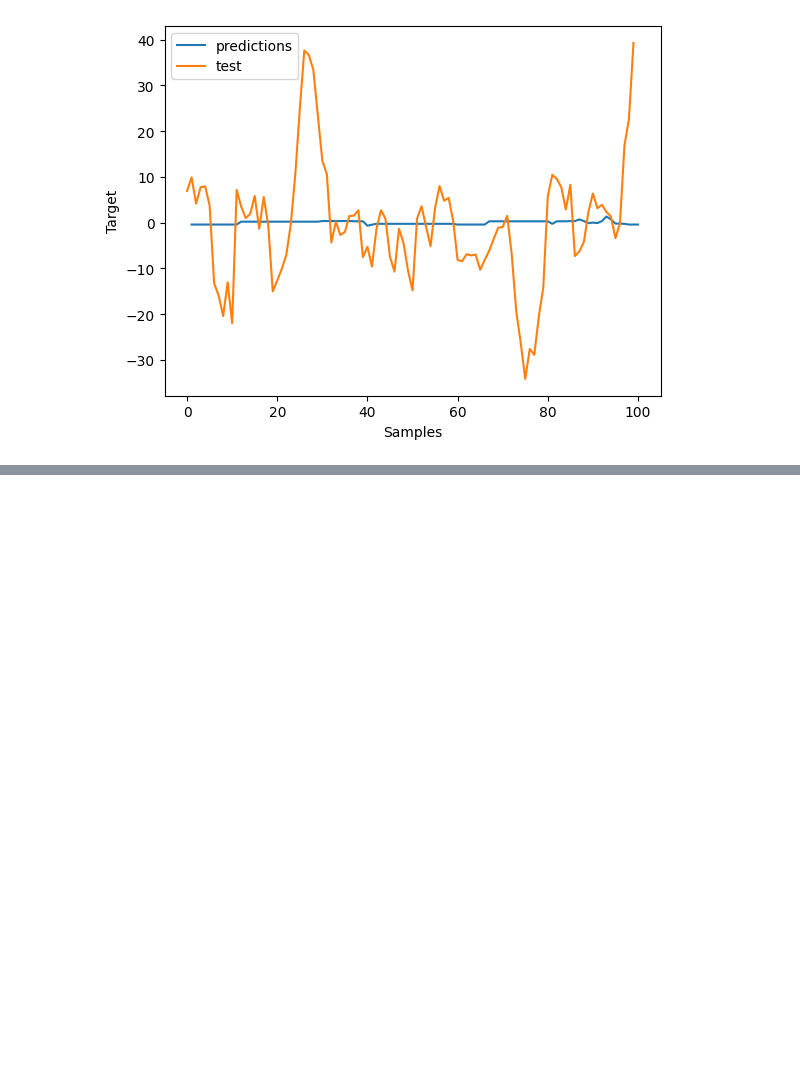
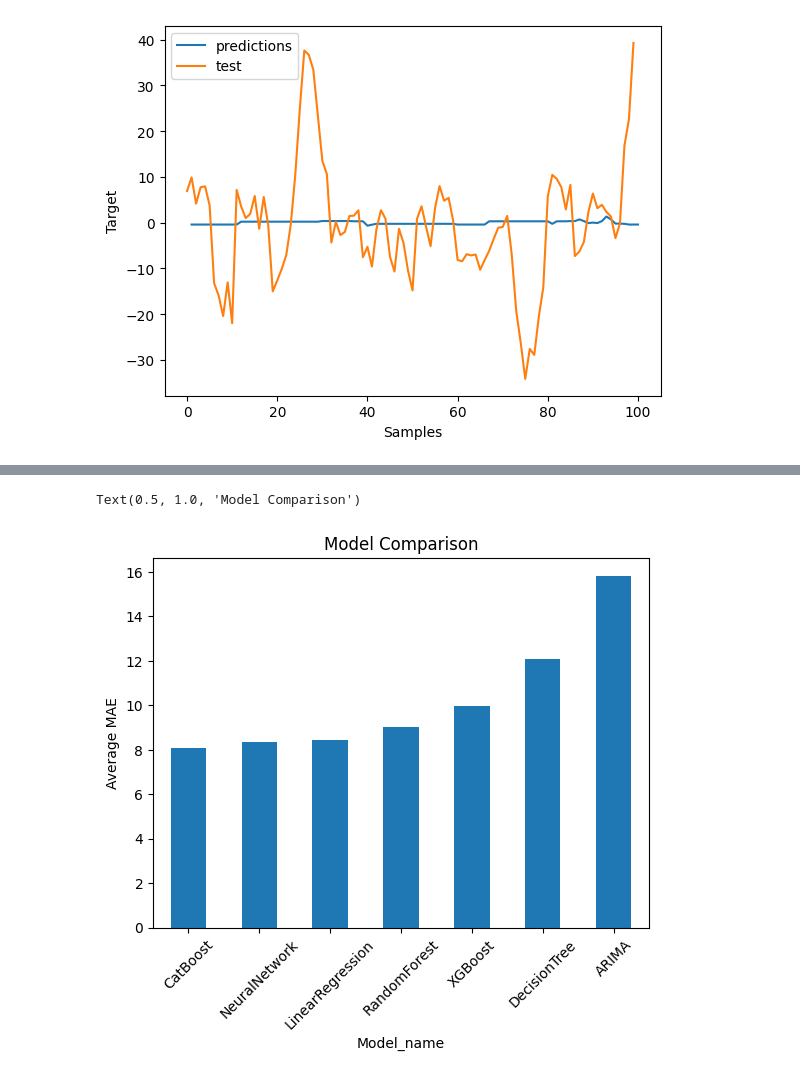
Before and after one commit to sacredvoid/ml-cs6140-project, a Jupyter notebook: Group9_Notebook.ipynb, the cells around one changed output, grey strips where cells are left out. Saved outputs shown, nothing was run; the diff lists cells and outputs as text; code cells hidden in the pictures; blank space fills up the shorter version.

```diff
--- a/Group9_Notebook.ipynb
+++ b/Group9_Notebook.ipynb
@@ -917,0 +978,10 @@ MLP MAE 8.320367
+# %%
+res = pd.read_csv('./model_final_results.csv', index_col='Model_name')
+# %%
+res['Average MAE'].sort_values().plot.bar()
+plt.xticks(rotation=45)
+plt.ylabel('Average MAE')
+plt.title('Model Comparison')
+# %% [output]
+Text(0.5, 1.0, 'Model Comparison')
+[figure, added]
```
Also changed, not shown: parts of 6 cells of this notebook.
